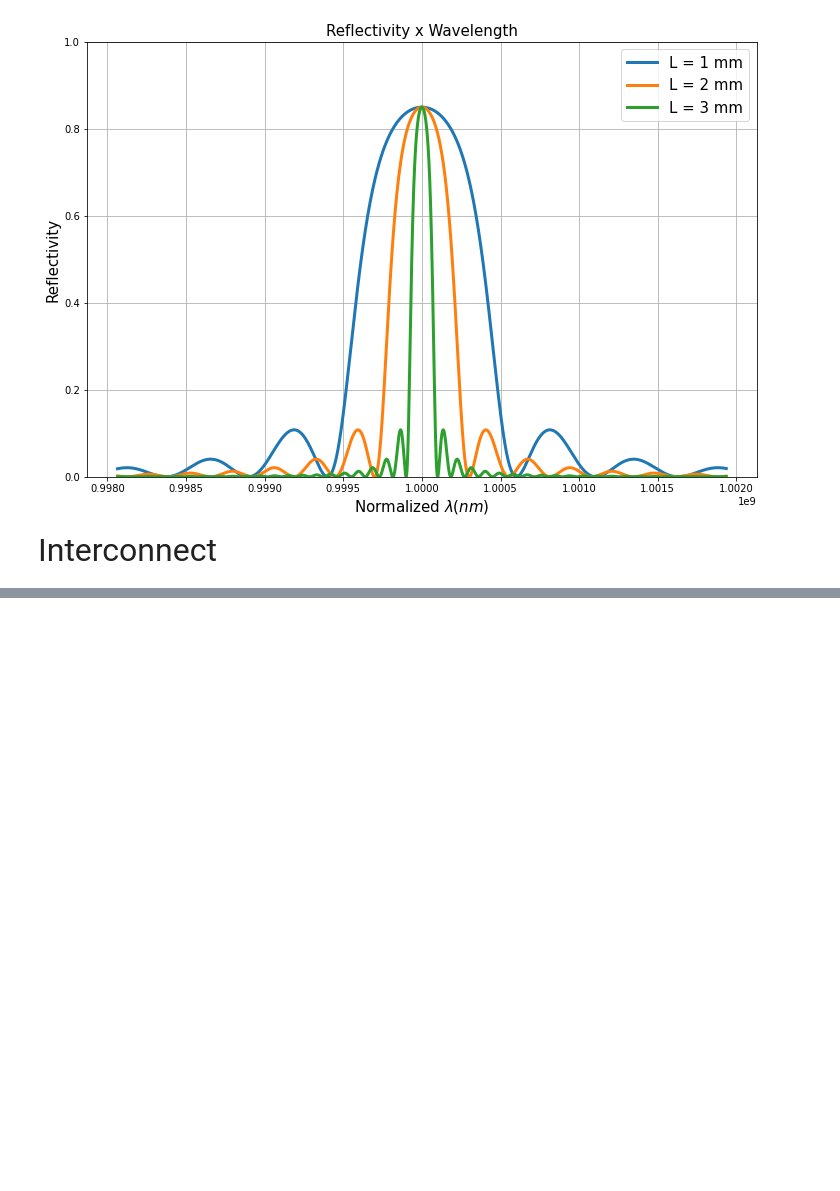
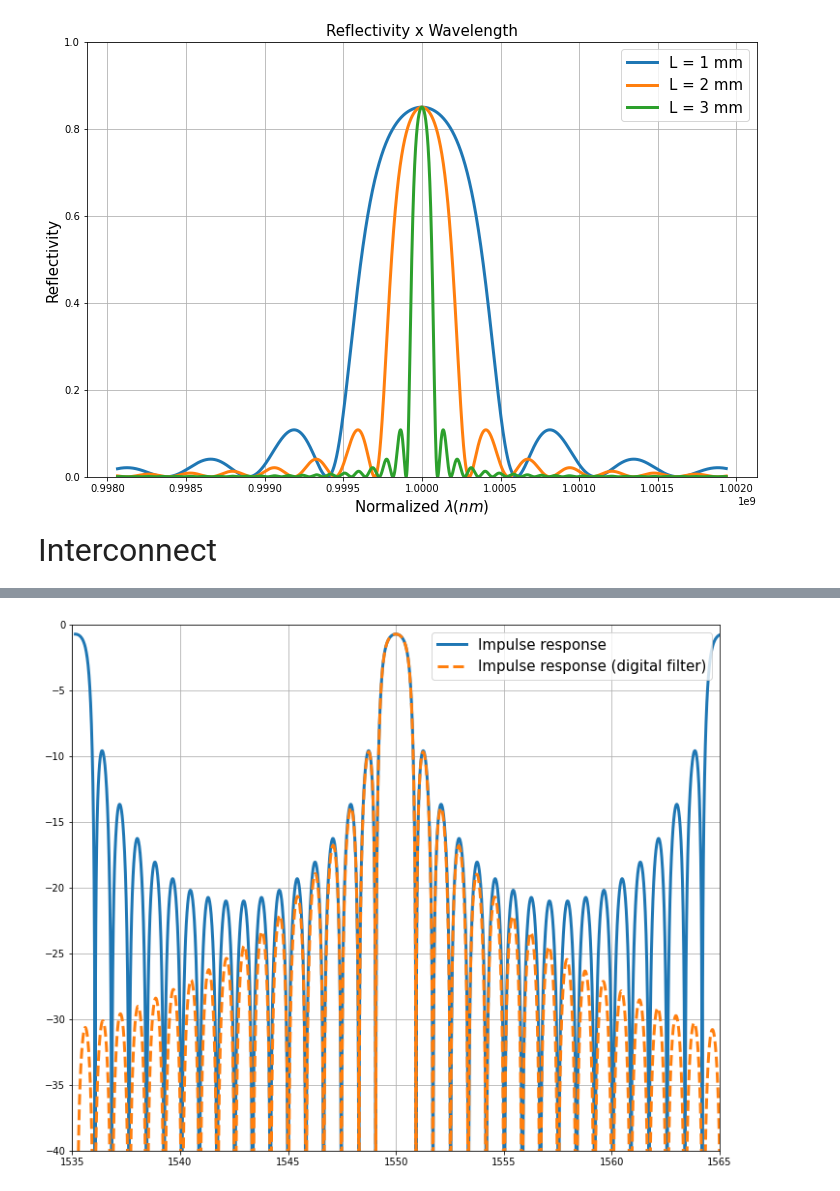
Before and after one commit to AndreyPaiva/Photonics, a Jupyter notebook: Braggs Grating/simulation/python/Theoretical calculations.ipynb, the cells around one changed output, grey strips where cells are left out. Drawn from its saved outputs; the diff is of its cells as text; code cells hidden in the pictures; blank space fills up the shorter version.

```diff
--- a/Braggs Grating/simulation/python/Theoretical calculations.ipynb
+++ b/Braggs Grating/simulation/python/Theoretical calculations.ipynb
@@ -95,0 +96,13 @@ plt.grid(True)
+# %%
+Impulse = inter.getresult('ONA_2', 'input 1/mode 1/gain')
+Filtered = inter.getresult('ONA_3', 'input 1/mode 1/gain')
+
+plt.figure(figsize = (12,10))
+plt.plot(Impulse['wavelength']*1e9, Impulse['TE gain (dB)'], linewidth = 3, label = 'Impulse response')
+plt.plot(Filtered['wavelength']*1e9, Filtered['TE gain (dB)'], linestyle = '--', linewidth = 3, label = 'Impulse response (digital filter)')
+plt.legend(loc = 'upper right', fontsize = 15)
+plt.xlim(1535, 1565)
+plt.ylim(-40, 0)
+plt.grid(True)
+# %% [output]
+[figure, added]
```
Also changed, not shown: parts of 2 cells of this notebook, 2 other files.
